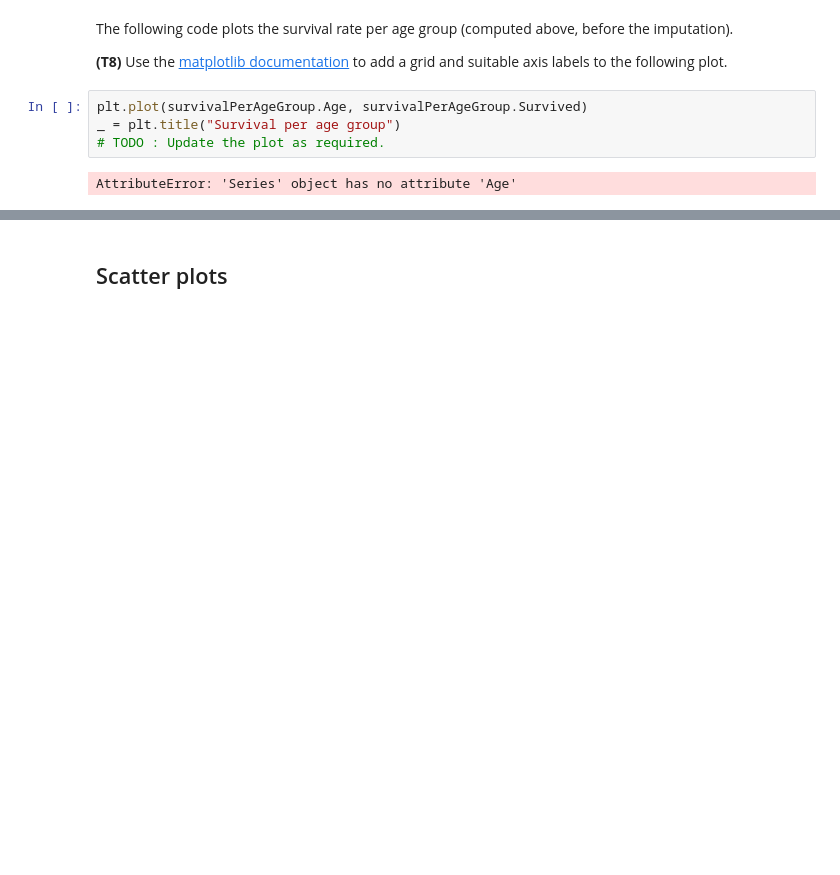
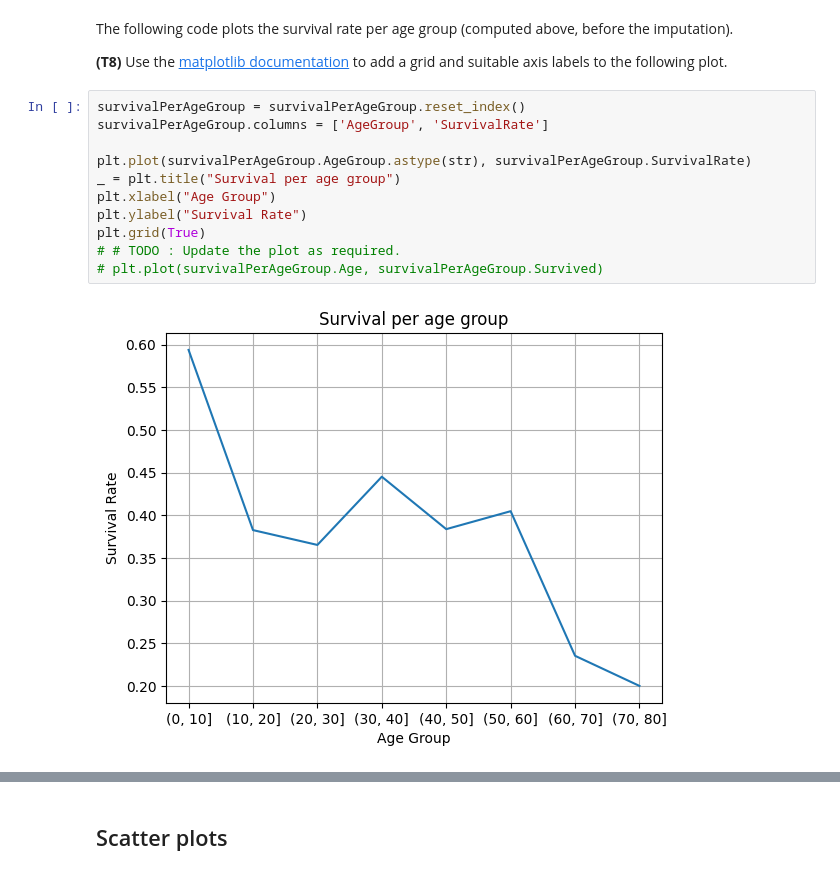
Before and after one commit to orzohar1409/ML_DRY1, a Jupyter notebook: Dry_HW1.ipynb, the cells around one changed output, grey strips where cells are left out. Saved outputs shown, nothing was run; the diff lists cells and outputs as text; blank space fills up the shorter version.

```diff
--- a/Dry_HW1.ipynb
+++ b/Dry_HW1.ipynb
@@ -493,10 +476,17 @@ The following code plots the survival rate per age group (computed above, before
 
  **(T8)** Use the [matplotlib documentation](https://matplotlib.org/) to add a grid and suitable axis labels to the following plot.
 # %%
-plt.plot(survivalPerAgeGroup.Age, survivalPerAgeGroup.Survived)
+survivalPerAgeGroup = survivalPerAgeGroup.reset_index()
+survivalPerAgeGroup.columns = ['AgeGroup', 'SurvivalRate']
+
+plt.plot(survivalPerAgeGroup.AgeGroup.astype(str), survivalPerAgeGroup.SurvivalRate)
 _ = plt.title("Survival per age group")
-# TODO : Update the plot as required.
+plt.xlabel("Age Group")
+plt.ylabel("Survival Rate")
+plt.grid(True)
+# # TODO : Update the plot as required.
+# plt.plot(survivalPerAgeGroup.Age, survivalPerAgeGroup.Survived)
 # %% [output]
-AttributeError: 'Series' object has no attribute 'Age'
+[figure, added]
 # %%
 survivalPerAgeGroup
```
Also changed, not shown: parts of 6 cells of this notebook.
